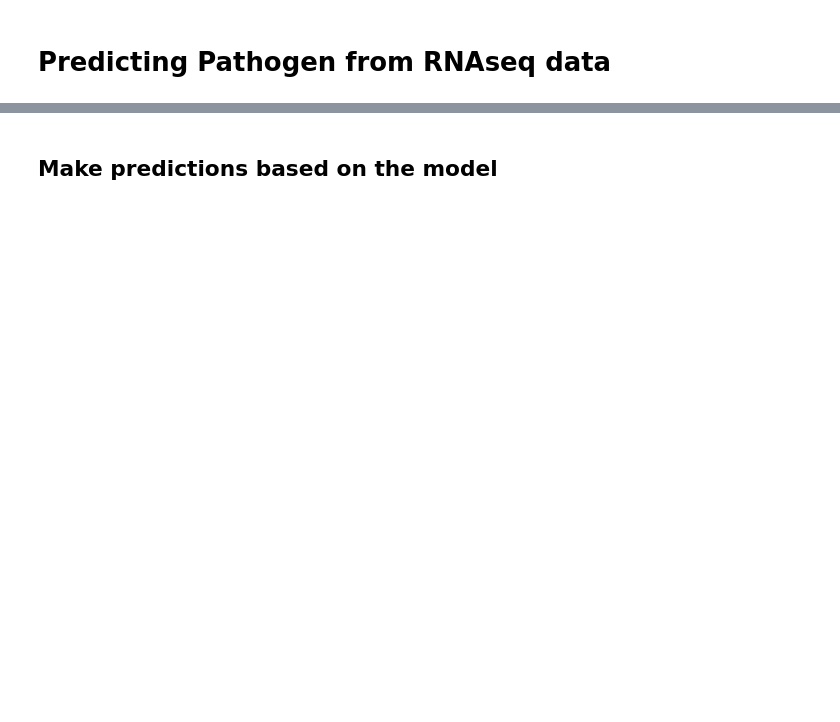
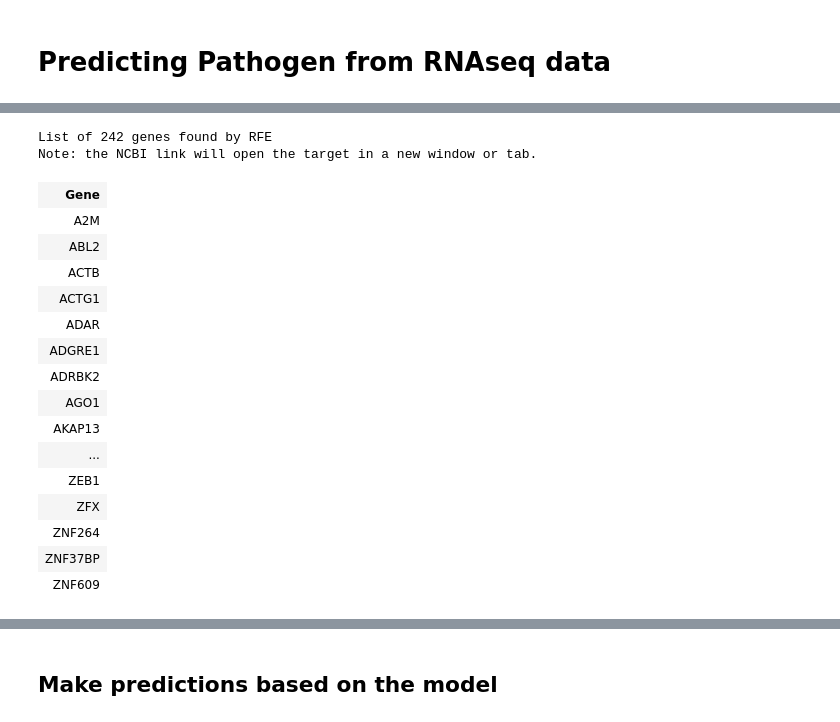
Before and after one commit to massie/notebooks, a Jupyter notebook: Pathogen Prediction-LR.ipynb, the cells around one changed output, grey strips where cells are left out. Cells and saved outputs as stored; diff of their text form; code cells hidden in the pictures; blank space fills up the shorter version.

```diff
--- a/Pathogen Prediction-LR.ipynb
+++ b/Pathogen Prediction-LR.ipynb
@@ -60 +64,45 @@ Best: 0.454545 using {'estimator__C': 2.9802322387695312e-08}
+# %%
+from IPython.core.display import display, HTML
+
+rfe_features = []
+for (rank, name) in zip(clf.ranking_, X.columns):
+    if rank == 1:
+        rfe_features.append(name)
+
+s="""
+<h2>List of %d genes found by RFE</h2>
+<p>Note: the NCBI link will open the target in a new window or tab.</p>
+<table>
+<tr><th>Gene</th></tr>
+""" % (clf.n_features_)
+
+ncbi_url = lambda gene: "https://www.ncbi.nlm.nih.gov/gene/?term=%s[Gene Name] AND Human[Organism]" % (gene)
+
+for gene in rfe_features:
+    s += """
+    <tr>
+    <td><a target=\"_blank\" href=\"%s\">%s</a></td></tr>
+    """ %(ncbi_url(gene), gene)
+s += "</table>"
+
+display(HTML(s))
+# %% [output]
+List of 242 genes found by RFE
+Note: the NCBI link will open the target in a new window or tab.
+| Gene |
+| A2M |
+| ABL2 |
+| ACTB |
+| ACTG1 |
+| ADAR |
+| ADGRE1 |
+| ADRBK2 |
+| AGO1 |
+| AKAP13 |
+| ... |
+| ZEB1 |
+| ZFX |
+| ZNF264 |
+| ZNF37BP |
+| ZNF609 |
 # %%
```
Also changed, not shown: parts of 9 cells of this notebook.
